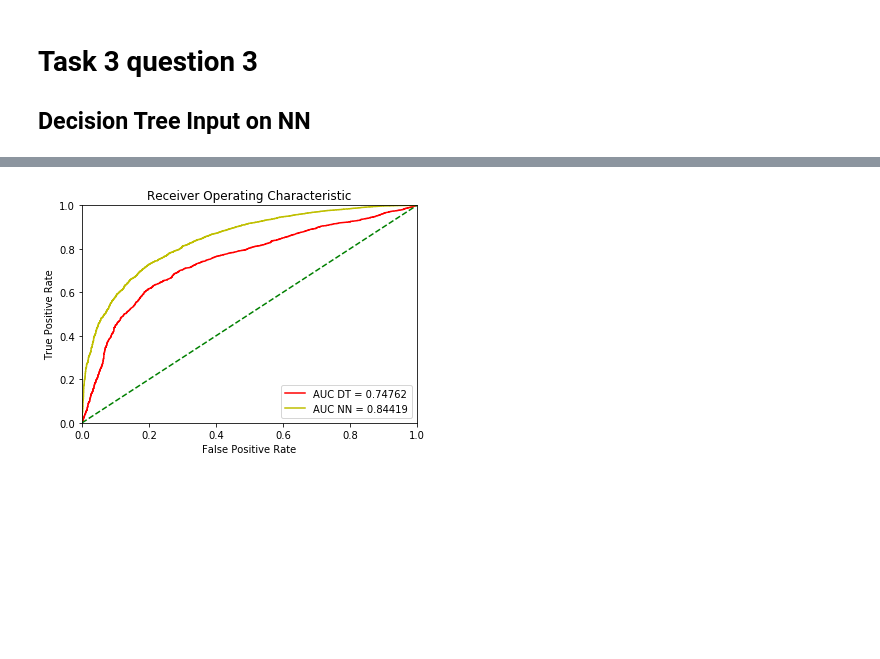
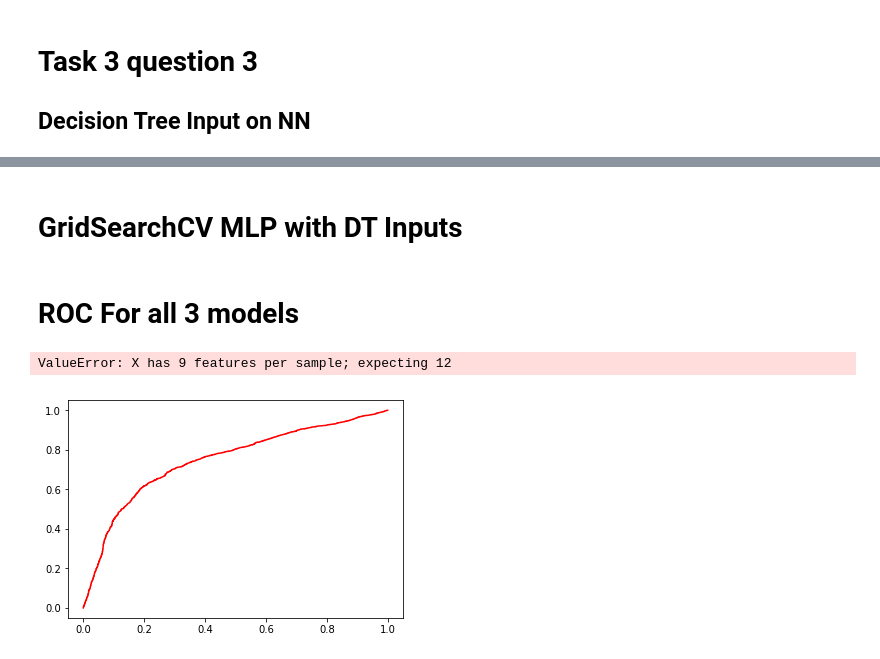
Before and after one commit to Wesleyzxc/DataMining, a Jupyter notebook: DMProj1.ipynb, the cells around one changed output, grey strips where cells are left out. Saved outputs shown, nothing was run; the diff lists cells and outputs as text; code cells hidden in the pictures; blank space fills up the shorter version.

```diff
--- a/DMProj1.ipynb
+++ b/DMProj1.ipynb
@@ -380,8 +386,6 @@ dfLR = data_prep()
 # copy the dataframe
 
 ## Preparation of dataset
-# target/input split
-y = dfLR['AtRisk']
 # Drop all object type
 X_log = dfLR.drop(['ID', 'CapitalLoss', 'CapitalGain', 'AtRisk'], axis=1)
 
@@ -712,7 +759,7 @@ for col in columns_to_transform:
 
 
 X_mat_DTNN = X_DT.as_matrix()
-X_train_DTNN, X_test_DTNN, y_train_DTNN, y_test_DTNN = train_test_split(X_mat_DTNN, y_NN, test_size=0.3, stratify=y, random_state=rs)
+X_train_DTNN, X_test_DTNN, y_train_DTNN, y_test_DTNN = train_test_split(X_mat_DTNN, y, test_size=0.3, stratify=y, random_state=rs)
 
 mlpDT = MLPClassifier(random_state=rs, alpha = 0.00001, hidden_layer_sizes=5, max_iter=500, n_iter_no_change=10)
 mlpDT.fit(X_train_DTNN, y_train_DTNN)
@@ -722,8 +769,8 @@ print("Features selection with RFE did not help and resulted in inconsistent res
 print(mlpDT)
 
 print("\n---Task 4 Question 3b---")
-print("Train accuracy:", mlpDT.score(X_train, y_train))
-print("Test accuracy:", mlpDT.score(X_test, y_test))
+print("Train accuracy:", mlpDT.score(X_train_DTNN, y_train_DTNN))
+print("Test accuracy:", mlpDT.score(X_test_DTNN, y_test_DTNN))
 
 print("\n---Task 4 Question 3c---")
 print(mlpDT.n_iter_)
@@ -732,7 +779,7 @@ print("\n---Task 4 Question 3d---")
 print("No overfitting as test accuracy is higher than train accuracy.")
 
 print("\n---Task 4 Question 3e---")
-print("Yes it converged.")
+print("Did not converge.")
 plt.ylabel('cost')
 plt.xlabel('iterations')
 plt.title("Learning rate =" + str(0.001))
@@ -741,3 +807,5 @@ plt.show()
+# %% [markdown]
+# GridSearchCV MLP with DT Inputs
 # %%
 X_mat = X_DT.as_matrix()
 X_train, X_test, y_train, y_test = train_test_split(X_mat, y, test_size=0.3, stratify=y, random_state=rs)
@@ -772,32 +828,35 @@ mlpDTGS.best_params_
+# %% [markdown]
+# ROC For all 3 models
 # %%
 
 #LR
-#probs = cv.predict_proba(X_test_log)
-#preds = probs[:,1]
-#fpr, tpr, threshold = roc_curve(y_test_log, preds)
-#roc_auc = auc(fpr, tpr)
+probs = cv.predict_proba(X_test_log)
+preds = probs[:,1]
+fpr, tpr, threshold = roc_curve(y_test_log, preds)
+roc_auc = auc(fpr, tpr)
 #plt.plot(fpr, tpr, 'b', label = 'AUC logreg = %0.5f' % roc_auc)
 
 probs = cv.predict_proba(X_test)
 preds = probs[:,1]
 fpr, tpr, threshold = roc_curve(y_test, preds)
 roc_auc = auc(fpr, tpr)
 plt.plot(fpr, tpr, 'r', label = 'AUC DT = %0.5f' % roc_auc)
 
-probs = cv.predict_proba(X_test_NN)
+probs = cv.predict_proba(X_test_DTNN)
 preds = probs[:,1]
-fpr, tpr, threshold = roc_curve(y_test_NN, preds)
+fpr, tpr, threshold = roc_curve(y_test_DTNN, preds)
 roc_auc = auc(fpr, tpr)
 plt.plot(fpr, tpr, 'y', label = 'AUC NN = %0.5f' % roc_auc)
 
 
 plt.title('Receiver Operating Characteristic')
 plt.legend(loc = 'lower right')
 plt.plot([0, 1], [0, 1],'g--')
 plt.xlim([0, 1])
 plt.ylim([0, 1])
 plt.ylabel('True Positive Rate')
 plt.xlabel('False Positive Rate')
 plt.show()
 # %% [output]
+ValueError: X has 9 features per sample; expecting 12
-[figure, old version]
+[figure, new version]
```
Also changed, not shown: parts of 10 cells of this notebook.
